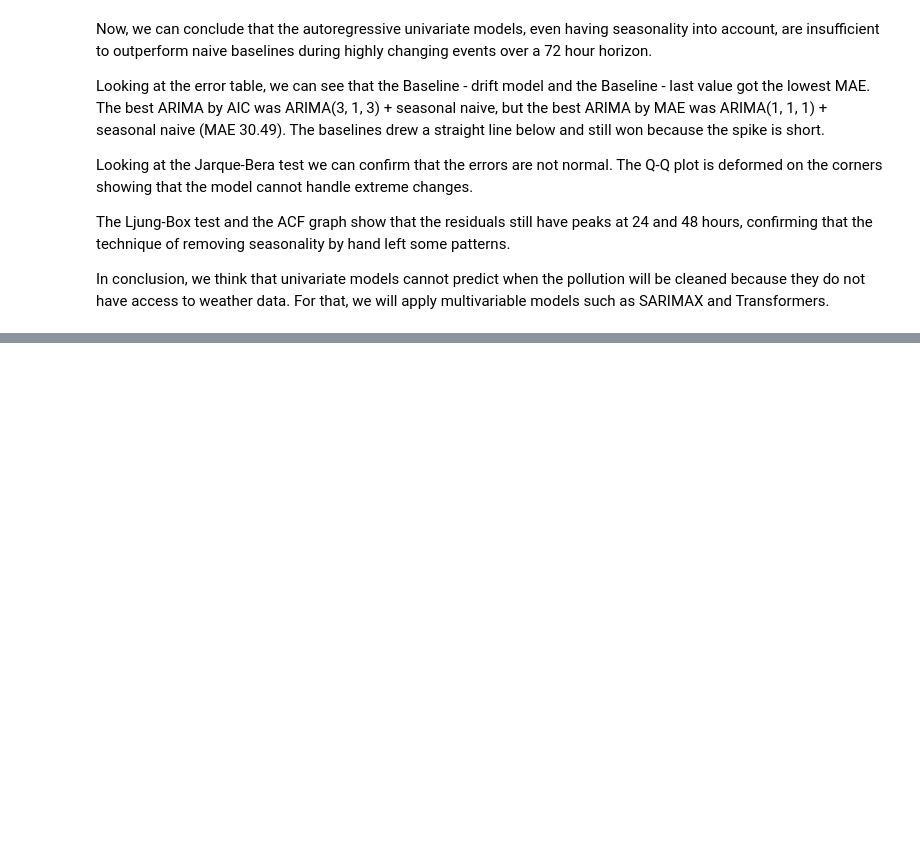
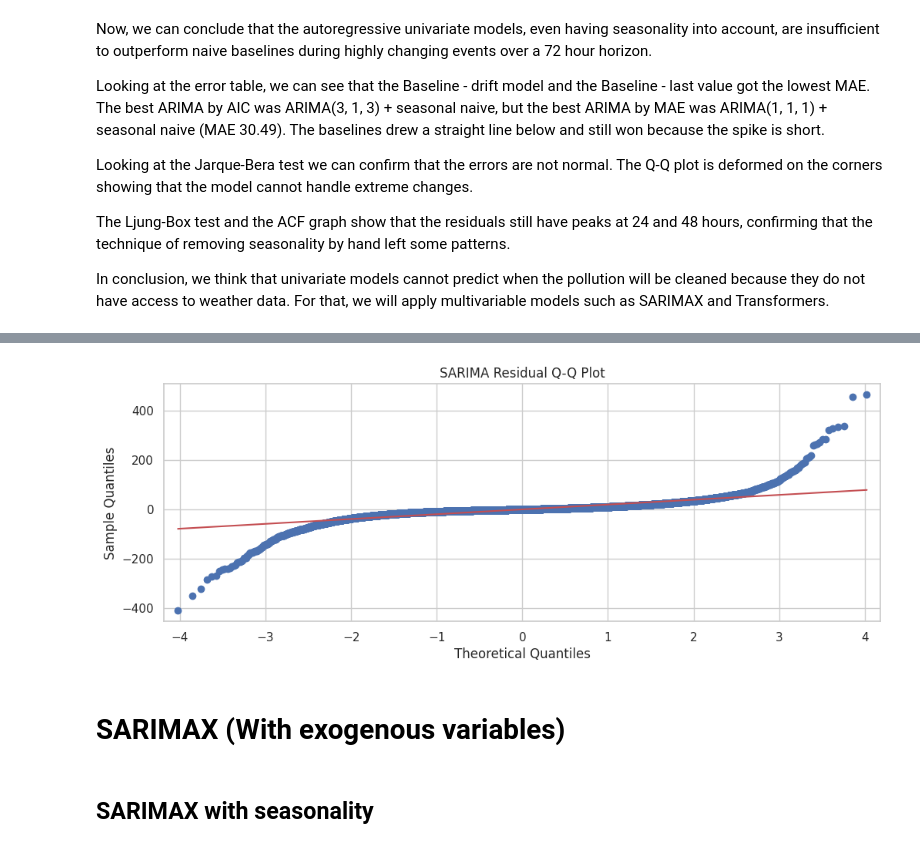
Before and after one commit to marcosmartinezud/beijing-air-quality, a Jupyter notebook: notebooks/beijing-air-quality.ipynb, the cells around one changed output, grey strips where cells are left out. Saved outputs shown, nothing was run; the diff lists cells and outputs as text; code cells hidden in the pictures; blank space fills up the shorter version.

```diff
--- a/notebooks/beijing-air-quality.ipynb
+++ b/notebooks/beijing-air-quality.ipynb
@@ -461,0 +635,9 @@ In conclusion, we think that univariate models cannot predict when the pollution
+# %%
+# Q-Q plot for residuals
+qqplot(resid, line="s")
+plt.title("SARIMA Residual Q-Q Plot")
+plt.show()
+# %% [output]
+[figure, added]
+# %% [markdown]
+# SARIMAX (With exogenous variables)
@@ -461,0 +684,2 @@ In conclusion, we think that univariate models cannot predict when the pollution
+# %% [markdown]
+## SARIMAX with seasonality
```
Also changed, not shown: parts of 20 cells of this notebook, 1 other file.
